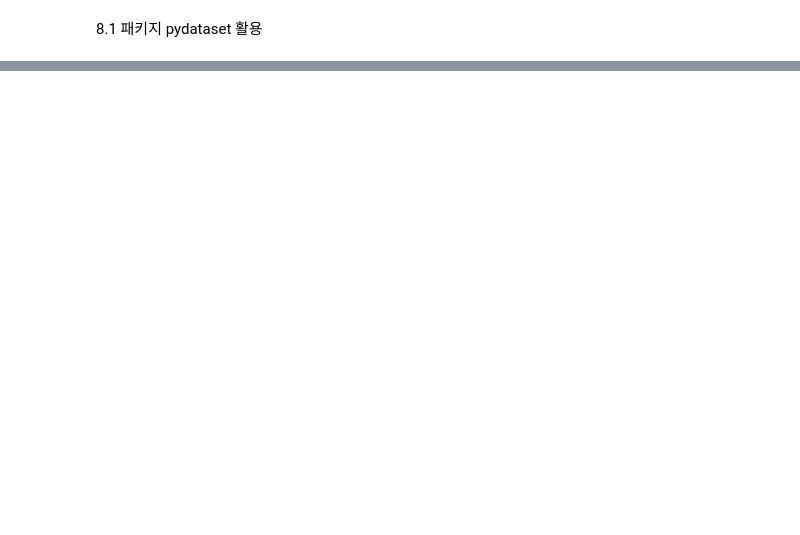
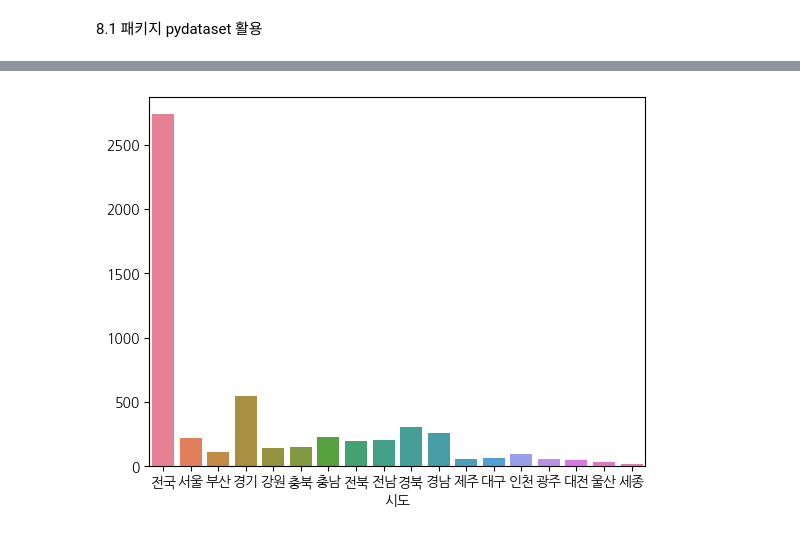
Before and after one commit to parksuejin1026/2026_BDA_Study, a Jupyter notebook: Week7/BDA_week7.ipynb, the cells around one changed output, grey strips where cells are left out. Cells and saved outputs as stored; diff of their text form; code cells hidden in the pictures; blank space fills up the shorter version.

```diff
--- a/Week7/BDA_week7.ipynb
+++ b/Week7/BDA_week7.ipynb
@@ -43,0 +296,5 @@ initiated datasets repo at: /root/.pydataset/
+# %%
+sns.barplot(traffic[['사망자수(명)']].T)
+plt.show()
+# %% [output]
+[figure, added]
```
Also changed, not shown: parts of 26 cells of this notebook.
